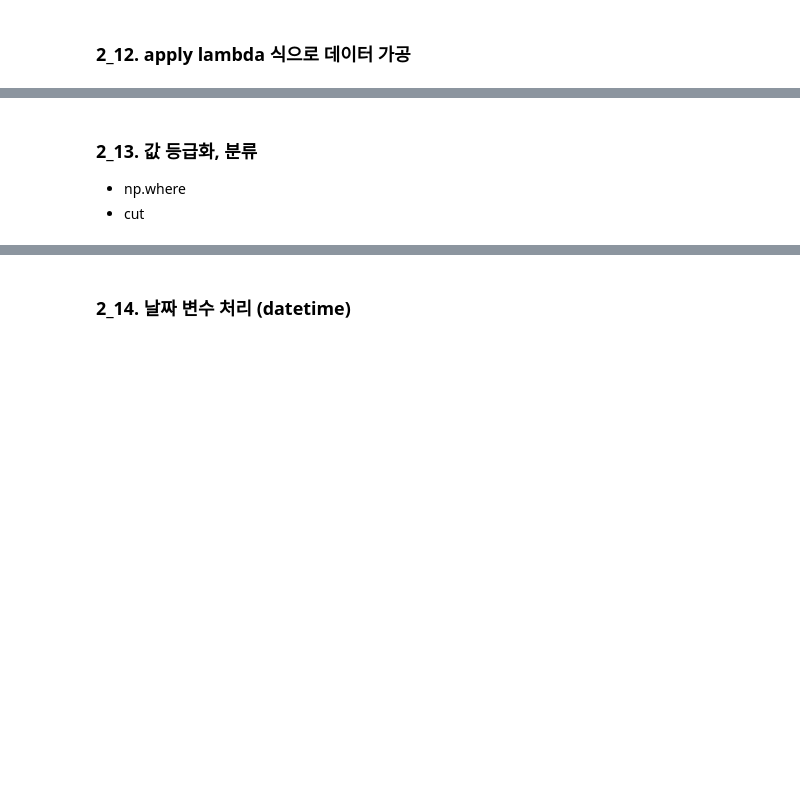
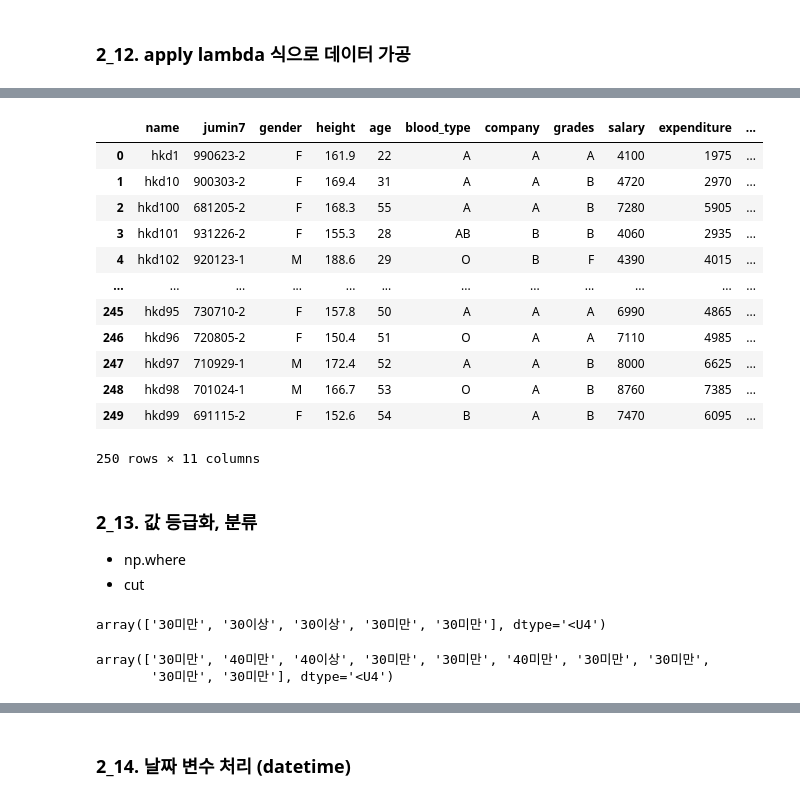
Before and after one commit to Eric4848/TIL, a Jupyter notebook: Machine Learning/[WorkBook]ch1 Numpy & Pandas.ipynb, the cells around one changed output, grey strips where cells are left out. Saved outputs shown, nothing was run; the diff lists cells and outputs as text; code cells hidden in the pictures; blank space fills up the shorter version.

```diff
--- a/Machine Learning/[WorkBook]ch1 Numpy & Pandas.ipynb
+++ b/Machine Learning/[WorkBook]ch1 Numpy & Pandas.ipynb
@@ -1314,3 +1694,22 @@ df_indian_food2.loc[check1 & check2, :]
+# %%
+df_hk['birth_day'] = df_hk['jumin7'].apply(lambda x: '19' + x[:6])
+df_hk['birth_day'] = df_hk['jumin7'].apply(lambda x: '19' + x[:6]).astype(int)
+df_hk['birth_day'] = df_hk['jumin7'].apply(lambda x: '19' + x[:6]).astype('datetime64')
+df_hk
+# %% [output]
+|  | name | jumin7 | gender | height | age | blood_type | company | grades | salary | expenditure | ... |
+| 0 | hkd1 | 990623-2 | F | 161.9 | 22 | A | A | A | 4100 | 1975 | ... |
+| 1 | hkd10 | 900303-2 | F | 169.4 | 31 | A | A | B | 4720 | 2970 | ... |
+| 2 | hkd100 | 681205-2 | F | 168.3 | 55 | A | A | B | 7280 | 5905 | ... |
+| 3 | hkd101 | 931226-2 | F | 155.3 | 28 | AB | B | B | 4060 | 2935 | ... |
+| 4 | hkd102 | 920123-1 | M | 188.6 | 29 | O | B | F | 4390 | 4015 | ... |
+| ... | ... | ... | ... | ... | ... | ... | ... | ... | ... | ... | ... |
+| 245 | hkd95 | 730710-2 | F | 157.8 | 50 | A | A | A | 6990 | 4865 | ... |
+| 246 | hkd96 | 720805-2 | F | 150.4 | 51 | O | A | A | 7110 | 4985 | ... |
+| 247 | hkd97 | 710929-1 | M | 172.4 | 52 | A | A | B | 8000 | 6625 | ... |
+| 248 | hkd98 | 701024-1 | M | 166.7 | 53 | O | A | B | 8760 | 7385 | ... |
+| 249 | hkd99 | 691115-2 | F | 152.6 | 54 | B | A | B | 7470 | 6095 | ... |
+250 rows × 11 columns
 # %% [markdown]
 ### 2_13. 값 등급화, 분류
 * np.where
@@ -1318,10 +1717,18 @@ df_indian_food2.loc[check1 & check2, :]
 # %%
 # np.where 2개
 # np.where(조건, True, False)
+np.where(df_hk['age'] < 30 , '30미만', '30이상')[:5]
+# %% [output]
+array(['30미만', '30이상', '30이상', '30미만', '30미만'], dtype='<U4')
 # %%
 # np.where 3개
 # np.where(조건1, True, False)
 # np.where(조건1, True,
 #                 np.where(조건2, True, False)
+np.where(df_hk['age'] < 30 , '30미만',
+        np.where(df_hk['age'] < 40, '40미만', '40이상'))[:10]
+# %% [output]
+array(['30미만', '40미만', '40이상', '30미만', '30미만', '40미만', '30미만', '30미만',
+       '30미만', '30미만'], dtype='<U4')
 # %%
 # cut
```
Also changed, not shown: parts of 64 cells of this notebook, 1 other file.
